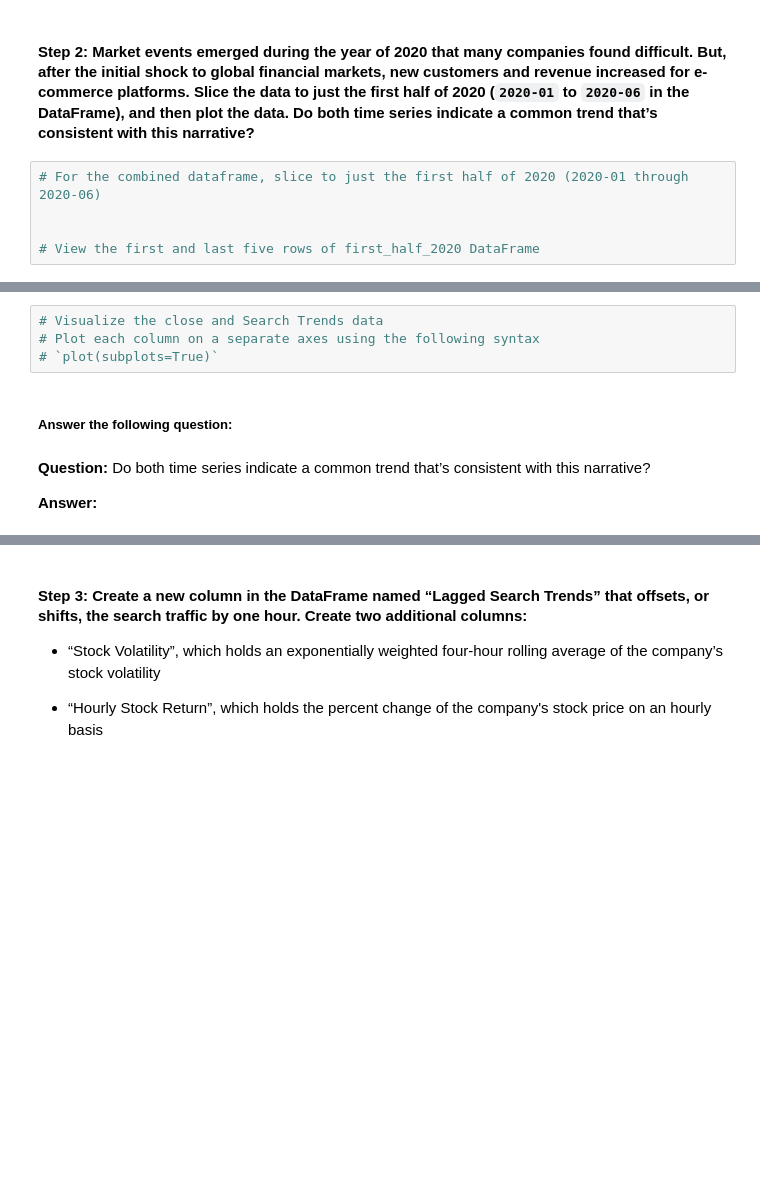
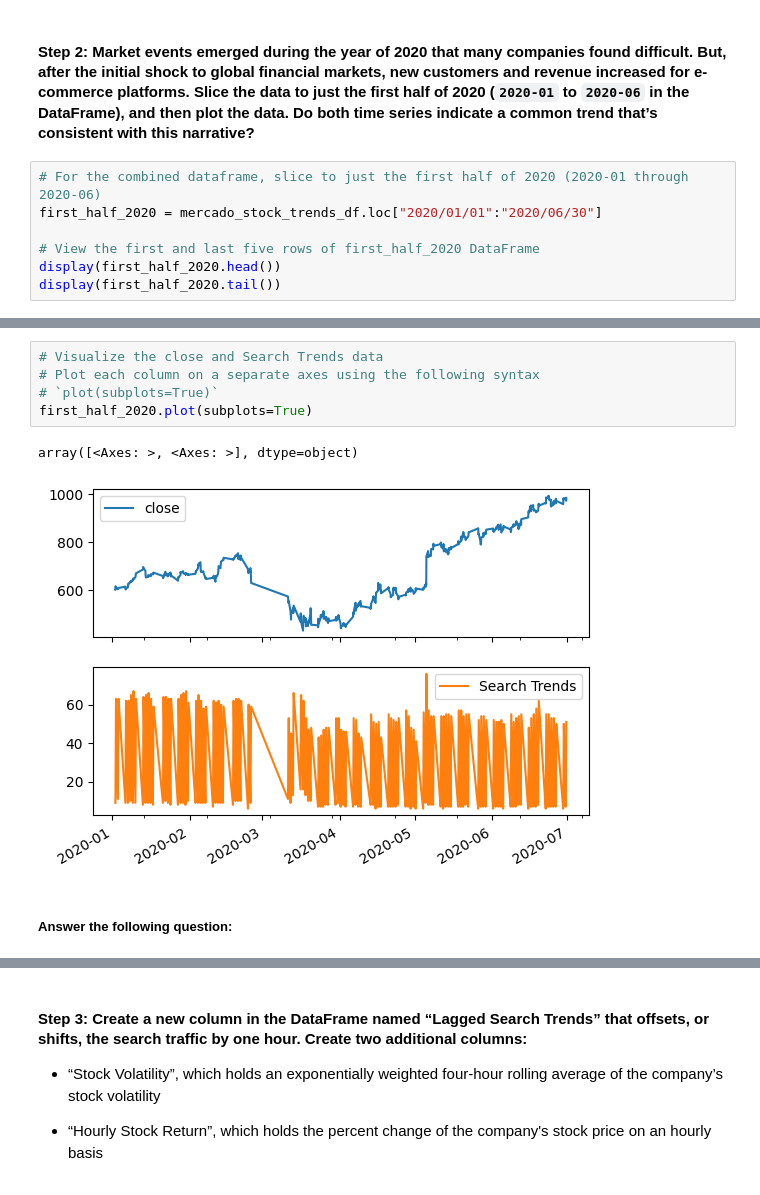
Before and after one commit to vaughanroberts13/APIlearninz, a Jupyter notebook: forecasting_net_prophet.ipynb, the cells around one changed output, grey strips where cells are left out. Cells and saved outputs as stored; diff of their text form; blank space fills up the shorter version.

```diff
--- a/forecasting_net_prophet.ipynb
+++ b/forecasting_net_prophet.ipynb
@@ -267,6 +267,8 @@ display(mercado_stock_trends_df.tail())
 #### Step 2: Market events emerged during the year of 2020 that many companies found difficult. But, after the initial shock to global financial markets, new customers and revenue increased for e-commerce platforms. Slice the data to just the first half of 2020 (`2020-01` to `2020-06` in the DataFrame), and then plot the data. Do both time series indicate a common trend that’s consistent with this narrative?
 # %%
 # For the combined dataframe, slice to just the first half of 2020 (2020-01 through 2020-06)
-
+first_half_2020 = mercado_stock_trends_df.loc["2020/01/01":"2020/06/30"]
 
 # View the first and last five rows of first_half_2020 DataFrame
+display(first_half_2020.head())
+display(first_half_2020.tail())
@@ -273,10 +288,10 @@ display(mercado_stock_trends_df.tail())
 # %%
 # Visualize the close and Search Trends data
 # Plot each column on a separate axes using the following syntax
 # `plot(subplots=True)`
+first_half_2020.plot(subplots=True)
+# %% [output]
+array([<Axes: >, <Axes: >], dtype=object)
+[figure, added]
 # %% [markdown]
 ##### Answer the following question:
-# %% [markdown]
-**Question:** Do both time series indicate a common trend that’s consistent with this narrative?
-
-**Answer:**
```
Also changed, not shown: parts of 10 cells of this notebook.
